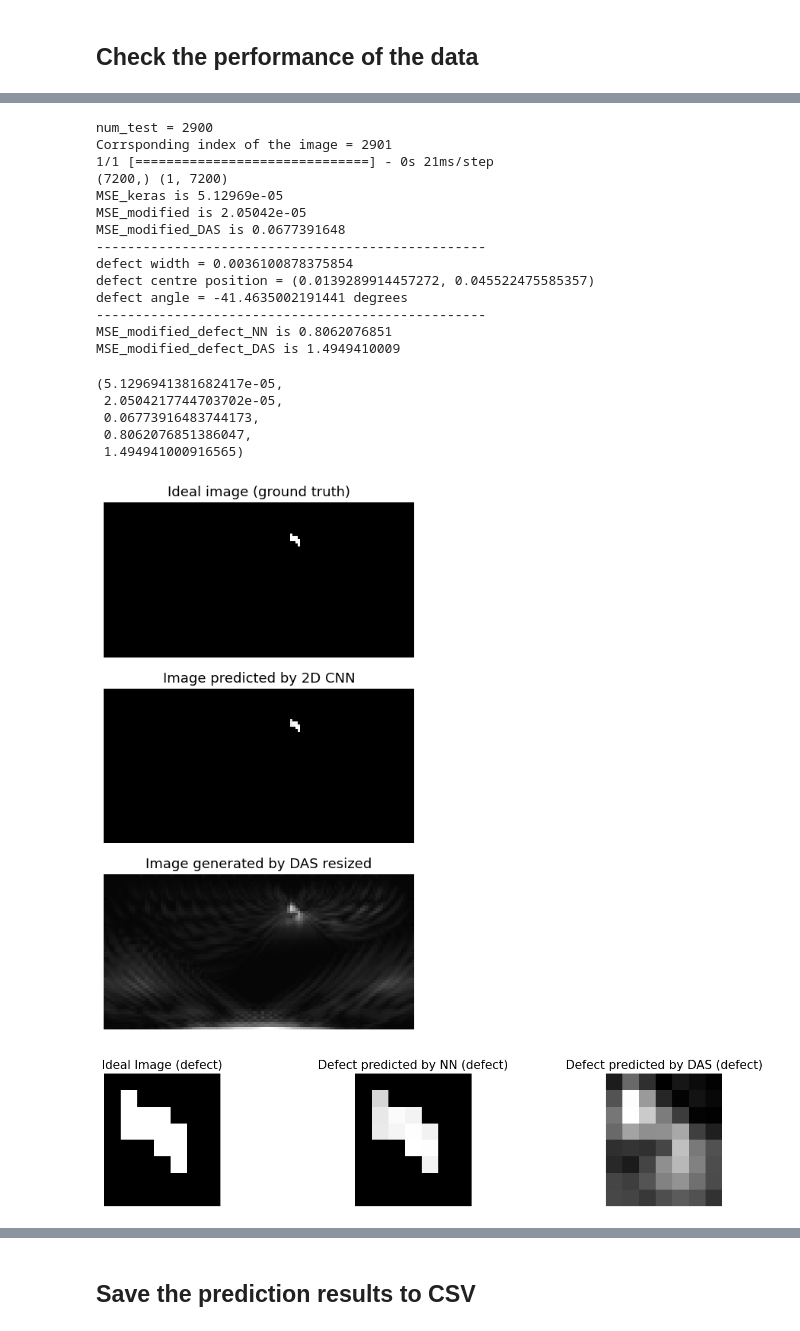
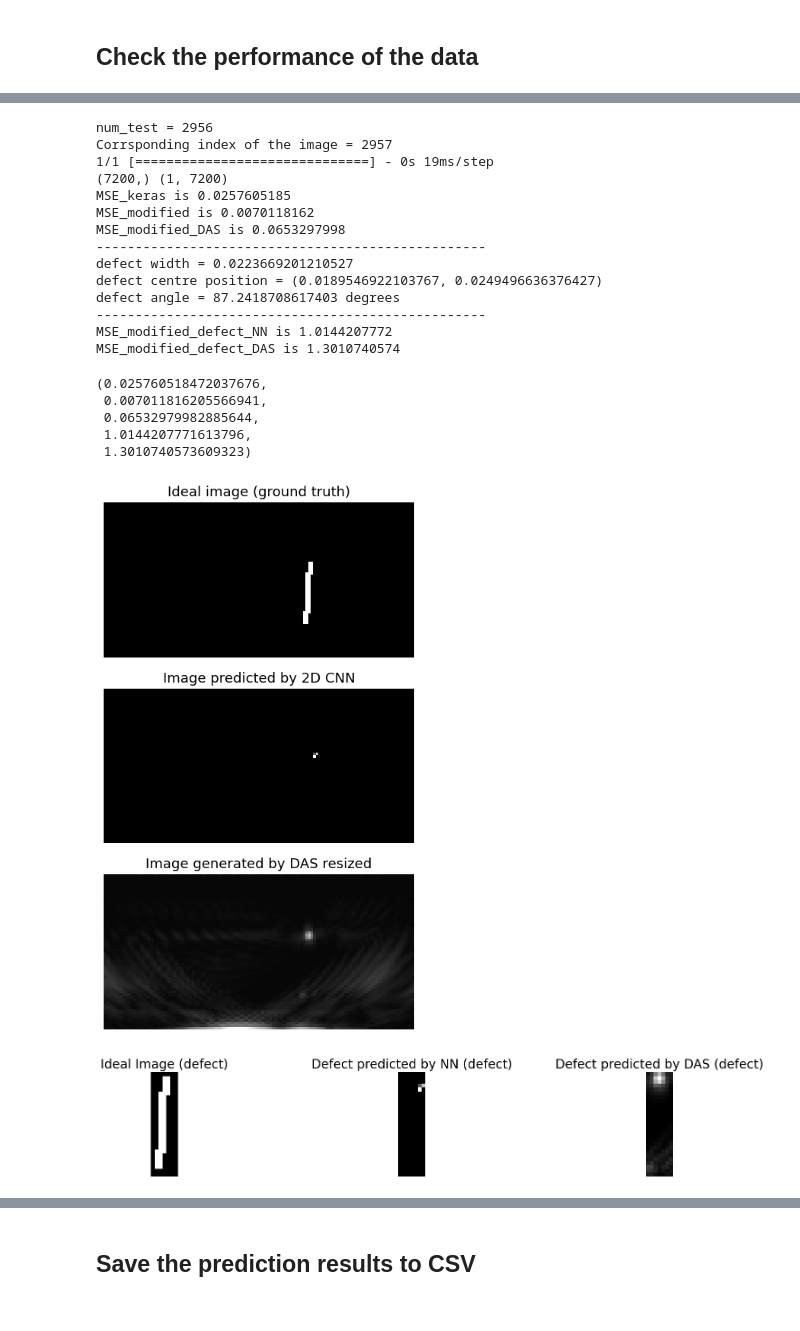
Before and after one commit to MC-Kangan/FYP_Ultrasound_Imaging_ML, a Jupyter notebook: Model_tester.ipynb, the cells around one changed output, grey strips where cells are left out. Drawn from its saved outputs; the diff is of its cells as text; code cells hidden in the pictures.

```diff
--- a/Model_tester.ipynb
+++ b/Model_tester.ipynb
@@ -402,10 +402,10 @@ def check_result_v2(config, model, num_test, dim):
     ax[0].set_title('Ideal image (ground truth)', fontsize = 13)
     ax[0].axis('off')
 
-#     fig, ax = plt.subplots(2,2, figsize = [16,9])
-#     ax[0,0].imshow(true_img_modified, cmap ='gray')
-#     ax[0,0].set_title('Ideal image (ground truth)', fontsize = 15)
-#     ax[0,0].axis('off')
+    # fig, ax = plt.subplots(2,2, figsize = [16,9])
+    # ax[0,0].imshow(true_img_modified, cmap ='gray')
+    # ax[0,0].set_title('Ideal image (ground truth)', fontsize = 15)
+    # ax[0,0].axis('off')
 
     # 2. Plotting the image predicted by Python
 
@@ -426,7 +426,7 @@ def check_result_v2(config, model, num_test, dim):
     # Calculate MSE of the prediction
 
     print(y[num_test].shape, ypred.shape)
-#     mse = tf.keras.metrics.MeanSquaredError()
+    # mse = tf.keras.metrics.MeanSquaredError()
     # mse = tf.keras.losses.MeanSquaredError()
     # MSE = float(mse(y[num_test].reshape(1,-1), ypred.reshape(1,-1)).numpy()) # Use the unreshaped true_img to calculate MSE
 
@@ -508,59 +508,59 @@ def check_result_v2(config, model, num_test, dim):
     img_defect = img[yleft: yright, xleft: xright] # Image predicted by NN
     das_img_resize_defect = das_img_resize[yleft: yright, xleft: xright] # Image predicted by DAS
 
-    fig2, ax2 = plt.subplots(1,3, figsize = [16,3])
+    fig2, ax2 = plt.subplots(1,3, figsize = [20,3])
     ax2[0].imshow(true_img_defect, cmap='gray')
-    ax2[0].set_title('Ideal Image (defect)', fontsize = 15)
+    ax2[0].set_title('Ideal Image (defect)', fontsize = 20)
     ax2[0].axis('off')
 
     ax2[1].imshow(img_defect, cmap='gray')
-    ax2[1].set_title('Defect predicted by NN (defect)', fontsize = 15)
+    ax2[1].set_title('Defect predicted by NN (defect)', fontsize = 20)
     ax2[1].axis('off')
 
     ax2[2].imshow(das_img_resize_defect, cmap='gray')
-    ax2[2].set_title('Defect predicted by DAS (defect)', fontsize = 15)
+    ax2[2].set_title('Defect predicted by DAS (defect)', fontsize = 20)
     ax2[2].axis('off')
 
     # Calculate the modified MSE (after applying the threshold, modifying the true_img)
     # MSE_modified_defect = float(mse(true_img_defect.reshape(1, -1), img_defect.reshape(1, -1)).numpy()) # Use the unreshaped true_img to calculate MSE
     # MSE_modified_defect_DAS = float(mse(true_img_defect.reshape(1, -1), das_img_resize_defect.reshape(1, -1)).numpy()) # Use the unreshaped true_img to calculate MSE
 
     # metric.update_state(true_img_defect.reshape(1, -1), img_defect.reshape(1, -1))
     # MSE_modified_defect = metric.result().numpy()
 
     # metric.update_state(true_img_defect.reshape(1, -1), das_img_resize_defect.reshape(1, -1))
     # MSE_modified_defect_DAS = metric.result().numpy()
 
     MSE_modified_defect = mean_squared_error(true_img_defect.reshape(1, -1), img_defect.reshape(1, -1))
     MSE_modified_defect_DAS = mean_squared_error(true_img_defect.reshape(1, -1), das_img_resize_defect.reshape(1, -1))
 
     print(f'MSE_modified_defect_NN is {round(MSE_modified_defect,10)}')
     print(f'MSE_modified_defect_DAS is {round(MSE_modified_defect_DAS,10)}')
 
 
     return MSE, MSE_modified, MSE_modified_das, MSE_modified_defect, MSE_modified_defect_DAS
 
 
-check_result_v2(config, model, 2900, 2)
+check_result_v2(config, model, 2956, 2)
 # %% [output]
-num_test = 2900
-Corrsponding index of the image = 2901
-1/1 [==============================] - 0s 21ms/step
+num_test = 2956
+Corrsponding index of the image = 2957
+1/1 [==============================] - 0s 19ms/step
 (7200,) (1, 7200)
-MSE_keras is 5.12969e-05
-MSE_modified is 2.05042e-05
-MSE_modified_DAS is 0.0677391648
+MSE_keras is 0.0257605185
+MSE_modified is 0.0070118162
+MSE_modified_DAS is 0.0653297998
 --------------------------------------------------
-defect width = 0.0036100878375854
-defect centre position = (0.0139289914457272, 0.045522475585357)
-defect angle = -41.4635002191441 degrees
+defect width = 0.0223669201210527
+defect centre position = (0.0189546922103767, 0.0249496636376427)
+defect angle = 87.2418708617403 degrees
 --------------------------------------------------
-MSE_modified_defect_NN is 0.8062076851
-MSE_modified_defect_DAS is 1.4949410009
+MSE_modified_defect_NN is 1.0144207772
+MSE_modified_defect_DAS is 1.3010740574
-(5.1296941381682417e-05,
- 2.0504217744703702e-05,
- 0.06773916483744173,
- 0.8062076851386047,
- 1.494941000916565)
+(0.025760518472037676,
+ 0.007011816205566941,
+ 0.06532979982885644,
+ 1.0144207771613796,
+ 1.3010740573609323)
-[figure, old version]
+[figure, new version]
-[figure, old version]
+[figure, new version]
```
Also changed, not shown: parts of 16 cells of this notebook, 3 other files.
